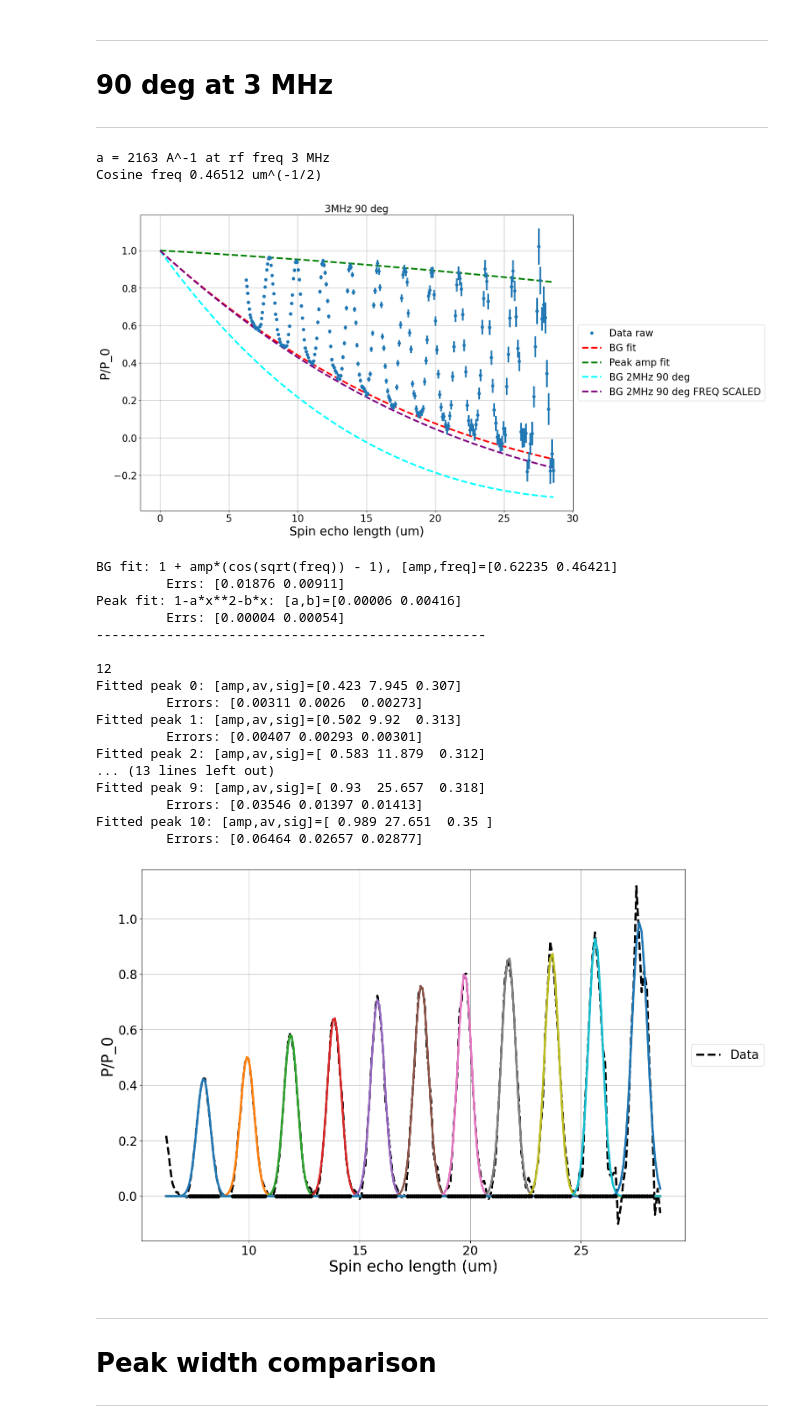
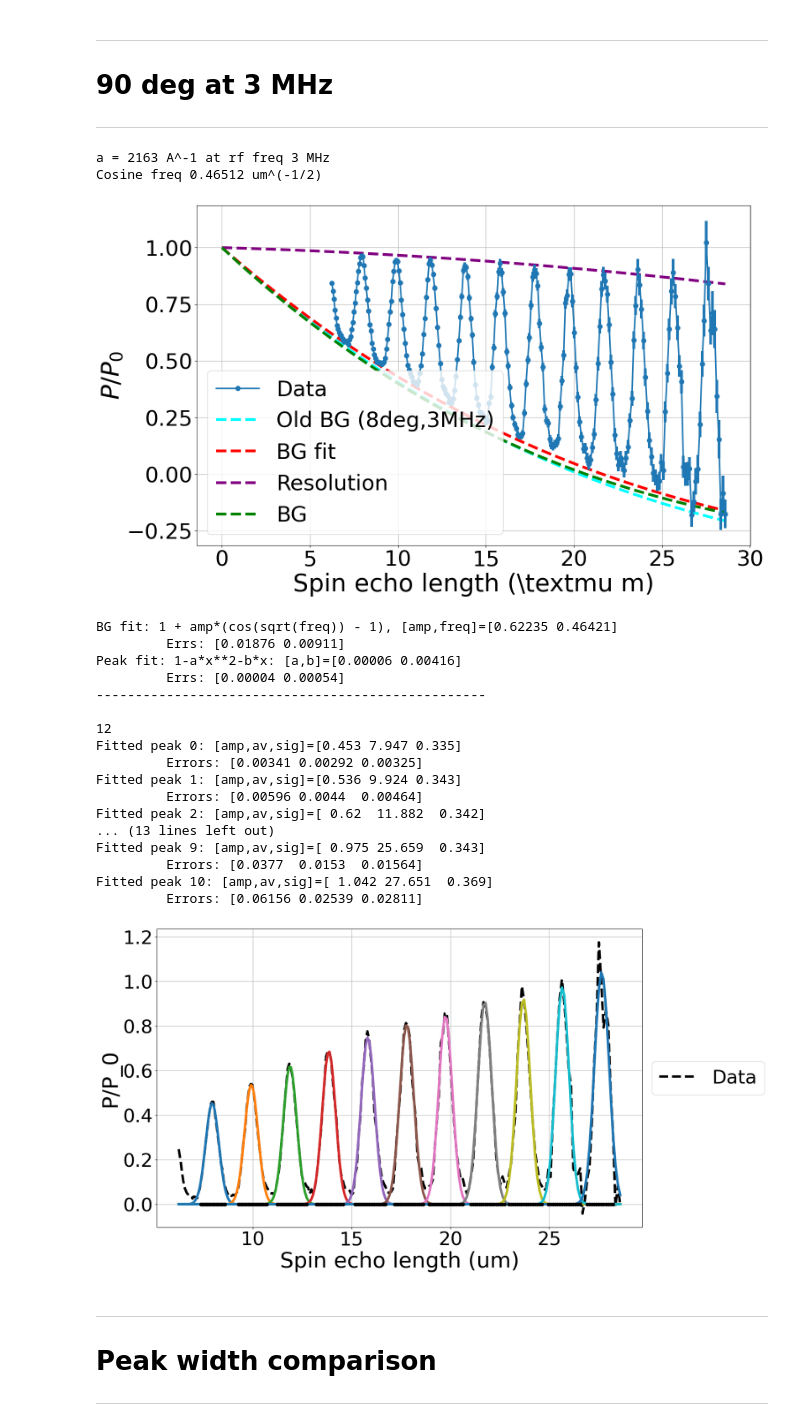
Before and after one commit to srmck/SESANS-coherence-length, a Jupyter notebook: Coherence_analysis.ipynb, the cells around one changed output. Saved outputs shown, nothing was run; the diff lists cells and outputs as text; code cells hidden in the pictures.

Commit message:
Still working on BG
Need to find BG frequency, maybe try fitting the straight part on the 8 deg data?

```diff
--- a/Coherence_analysis.ipynb
+++ b/Coherence_analysis.ipynb
@@ -421,7 +435,7 @@ Fitted peak 1: [amp,av,sig]=[ 0.999 14.896  2.144]
 # 8deg data 3 MHz
 ***
 # %%
-path = home_path
+path = work_path
 #file = "pols_3Mhz_8deg5.5_0.1_13.25.dat"
 file = "pols_3Mhz_8deg5.5_0.075_13.25.dat"
 #file = "pols_3Mhz_8deg5.5_0.05_13.25.dat"
@@ -439,17 +453,19 @@ with open(path+file) as f:
 fig, ax = plt.subplots()
 plt.plot(x,y,'o',label='Data raw',color='C0')
 plt.errorbar(x,y,e,color='C0')
-plt.plot(X_saved,S_saved,'--',label='2Mhz,90deg',color='C1')
-plt.plot(X2_saved,S2_saved,'--',label='2MHz,8deg',color='C2')
+#plt.plot(X_saved,S_saved,'--',label='2Mhz,90deg',color='C1')
+#plt.plot(X2_saved,S2_saved,'--',label='2MHz,8deg',color='C2')
 
 bs = [0.69,BG_parms_2_90[1]*np.sqrt(2/3)]  #total guess for the fit
 plt.plot(x_tot,BG(x_tot,*bs),color='red',label='BG (8deg,3 MHz)')
 print(f'New BG function: {np.round(bs,5)}')
 
+plt.plot(x_tot,BG(x_tot,*[.64,Rob_3]),'--',color='cyan',label='BG fit Rob')
+
 plt.xlabel('Spin echo length (um)')
 plt.ylabel('P/P_0')
 plt.grid()
-ax.legend(loc='center left', bbox_to_anchor=(1, 0.5))
+#ax.legend(loc='center left', bbox_to_anchor=(1, 0.5))
 plt.show()
 
 fig, ax = plt.subplots()
@@ -463,7 +479,7 @@ fparms = []
 for indx,sep in enumerate(seperated):
     plt.plot(x[sep],np.zeros(len(sep)),'o',color='black',zorder=10)  #peak fit domain
 
-    guess = [.5,x[sep[indx]],3]
+    guess = [.5,x[sep[len(sep)//2]],3]
     ff,errs = curve_fit(ampgauss,x[sep],subtracted[sep],p0=guess)
     fparms.append(ff)
     #plt.plot(x,ampgauss(x,*guess),'--',color=f'C{indx}')
@@ -496,7 +512,7 @@ Fitted peak 1: [amp,av,sig]=[ 1.149 28.862  2.196]
 # 4.5 deg at 3 MHz
 ***
 # %%
-path = home_path
+path = work_path
 file = "pols_3Mhz_4p5deg5.5_0.1_13.25.dat"
 
 with open(path+file) as f:
@@ -518,10 +534,12 @@ plt.plot(X3_saved,S3_saved,'--',label='3MHz,8deg',color='C1')
 bs = [0.69, BG_parms_2_90[1]*np.sqrt(2/3)]  #total guess for the fit
 plt.plot(x_tot,BG(x_tot,*bs),color='red',label='BG (4p5deg,3MHz)')
 
+plt.plot(x_tot,BG(x_tot,*[.64,Rob_3]),'-',color='cyan',label='BG fit Rob')
+
 plt.xlabel('Spin echo length (um)')
 plt.ylabel('P/P_0')
 plt.grid()
-ax.legend(loc='center left', bbox_to_anchor=(1, 0.5))
+#ax.legend(loc='center left', bbox_to_anchor=(1, 0.5))
 plt.show()
 
 fig, ax = plt.subplots()
@@ -567,7 +585,7 @@ Fitted peak 1: [amp,av,sig]=[ 1.028 24.269  3.541]
 # 90 deg at 3 MHz
 ***
 # %%
-path = home_path
+path = work_path
 #file = "pols_3Mhz_90deg5.5_0.1_13.25.dat"
 #file = "pols_3Mhz_90deg5.5_0.05_13.25.dat" #last peak at -29
 file = "pols_3Mhz_90deg5.5_0.025_13.25.dat"
@@ -585,7 +603,7 @@ with open(path+file) as f:
     pk2,_ = find_peaks(s,distance=15)
 
 fig, ax = plt.subplots()
-plt.plot(x,y,'o',label='Data raw',color='C0',zorder=5)
+plt.plot(x,y,'o',label='Data',color='C0',ms=7.5,zorder=5,ls='-',linewidth=2.5)
 plt.errorbar(x,y,e,color='C0',ls='none',zorder=5)
 #plt.plot(x,s,'-',label='Data smoothed',color='C1')
 #plt.plot(x[tr2],s[tr2],'o',ms=10,color='red',zorder=5)
@@ -599,17 +617,20 @@ parms_tr2,err_tr2 = curve_fit(BG,x[tr2],s[tr2],p0=guess_tr2,bounds=(lb,ub),sigma
 guess_pk2 = [0,0]  #quad fit
 parms_pk2,err_pk2 = curve_fit(quad,x[pk2],s[pk2],sigma=e[pk2])
 
-plt.plot(x_tot,BG(x_tot,*parms_tr2),'--',color='red',label='BG fit')
-plt.plot(x_tot,quad(x_tot,*parms_pk2),'--',color='green',label='Peak amp fit')
-#plt.plot(x_tot,BG(x_tot,*BG_parms_3_8),'--',color='cyan',label='Old BG (8deg,3MHz)')
-plt.plot(x_tot,BG(x_tot,*BG_parms_2_90),'--',color='cyan',label='BG 2MHz 90 deg')
-plt.plot(x_tot,BG(x_tot,BG_parms_2_90[0],np.sqrt(2/3)*parms_tr[1]),'--',color='purple',label='BG 2MHz 90 deg FREQ SCALED')
+#plt.plot(x_tot,BG(x_tot,*parms_tr2),'--',color='red',label='BG fit')
+#plt.plot(x_tot,quad(x_tot,*parms_pk2),'--',color='green',label='Peak fit')
+plt.plot(x_tot,BG(x_tot,*BG_parms_3_8),'--',color='cyan',label='Old BG (8deg,3MHz)')
+plt.plot(x_tot,BG(x_tot,BG_parms_2_90[0],np.sqrt(2/3)*parms_tr[1]),'--',color='red',label='BG fit')
+plt.plot(x_tot,np.ones(len(x_tot))-0.00218*x_tot-0.00012*x_tot**2,'--',color='purple',label='Resolution')
 
-plt.title('3MHz 90 deg')
-plt.xlabel('Spin echo length (um)')
-plt.ylabel('P/P_0')
+plt.plot(x_tot,BG(x_tot,*[.64,Rob_3]),'--',color='green',label='BG')
+
+#plt.title('3MHz 90 deg')
+ax.legend(loc='lower left')#, bbox_to_anchor=(1, 0.5))
+plt.xlabel(r'Spin echo length (\textmu m)')
+plt.ylabel(r'$P/P_0$')
+#ax.set_xticks(range(4,30,2))
 plt.grid()
-ax.legend(loc='center left', bbox_to_anchor=(1, 0.5))
 plt.show()
 
 print(f'BG fit: 1 + amp*(cos(sqrt(freq)) - 1), [amp,freq]={np.round(parms_tr2,5)}')
@@ -619,8 +640,12 @@ print(f'\t Errs: {np.round(np.sqrt(np.diag(err_pk2)),5)}')
 print('-'*50 + '\n')
 
 fig, ax = plt.subplots()
-subtracted = y-BG(x,*parms_tr2)
-peak_x = np.where(subtracted>0.025)
+#subtracted = y-BG(x,*parms_tr2)
+#subtracted = y - BG(x,BG_parms_2_90[0],np.sqrt(2/3)*parms_tr[1])
+#subtracted = y-BG(x,*BG_parms_3_8)
+subtracted = y-BG(x,*[.64,Rob_3])
+
+peak_x = np.where(subtracted>0.075)
 plt.plot(x,subtracted,'--',color='black',label='Data')
 
 seperated = splitter(peak_x[0],1)[1:]
@@ -628,35 +653,35 @@ seperated = splitter(peak_x[0],1)[1:]
 fparms = []
 all_errs2 = []
 print(len(sep))
 
 for indx,sep in enumerate(seperated):
     plt.plot(x[sep],np.zeros(len(sep)),'o',color='black',zorder=10)  #peak fit domain
 
-    guess = [.5,x[sep[indx]],.35]
+    guess = [.5,x[sep[len(sep)//2]],.35]
     ff,errs = curve_fit(ampgauss,x[sep],subtracted[sep],p0=guess)
     fparms.append(ff)
     all_errs2.append(errs)
     #plt.plot(x,ampgauss(x,*guess),'--',color=f'C{indx}')
     plt.plot(x,ampgauss(x,*ff),color=f'C{indx}')
 
     print(f'Fitted peak {indx}: [amp,av,sig]={np.round(ff,3)}')
     print(f'\t Errors: {np.round(np.sqrt(np.diag(errs)),5)}')
 
 plt.xlabel('Spin echo length (um)')
 plt.ylabel('P/P_0')
 plt.grid()
 ax.legend(loc='center left', bbox_to_anchor=(1, 0.5))
 plt.show()
 
 X5_saved = np.copy(x)
 X5_tot_saved = np.copy(x_tot)
 S5_saved = np.copy(s)
 fparms5_saved = np.copy(fparms)
 BG_parms_3_90 = np.copy(parms_tr2)
 # %% [output]
 a = 2163 A^-1 at rf freq 3 MHz
 Cosine freq 0.46512 um^(-1/2)
-[figure, old version]
+[figure, new version]
 BG fit: 1 + amp*(cos(sqrt(freq)) - 1), [amp,freq]=[0.62235 0.46421]
          Errs: [0.01876 0.00911]
 Peak fit: 1-a*x**2-b*x: [a,b]=[0.00006 0.00416]
@@ -664,17 +689,17 @@ Peak fit: 1-a*x**2-b*x: [a,b]=[0.00006 0.00416]
 --------------------------------------------------
 
 12
-Fitted peak 0: [amp,av,sig]=[0.423 7.945 0.307]
-         Errors: [0.00311 0.0026  0.00273]
-Fitted peak 1: [amp,av,sig]=[0.502 9.92  0.313]
-         Errors: [0.00407 0.00293 0.00301]
-Fitted peak 2: [amp,av,sig]=[ 0.583 11.879  0.312]
+Fitted peak 0: [amp,av,sig]=[0.453 7.947 0.335]
+         Errors: [0.00341 0.00292 0.00325]
+Fitted peak 1: [amp,av,sig]=[0.536 9.924 0.343]
+         Errors: [0.00596 0.0044  0.00464]
+Fitted peak 2: [amp,av,sig]=[ 0.62  11.882  0.342]
 ... (13 lines left out)
-Fitted peak 9: [amp,av,sig]=[ 0.93  25.657  0.318]
-         Errors: [0.03546 0.01397 0.01413]
-Fitted peak 10: [amp,av,sig]=[ 0.989 27.651  0.35 ]
-         Errors: [0.06464 0.02657 0.02877]
+Fitted peak 9: [amp,av,sig]=[ 0.975 25.659  0.343]
+         Errors: [0.0377  0.0153  0.01564]
+Fitted peak 10: [amp,av,sig]=[ 1.042 27.651  0.369]
+         Errors: [0.06156 0.02539 0.02811]
-[figure, old version]
+[figure, new version]
 # %% [markdown]
 ***
 # Peak width comparison
```
Also changed, not shown: parts of 10 cells of this notebook.
